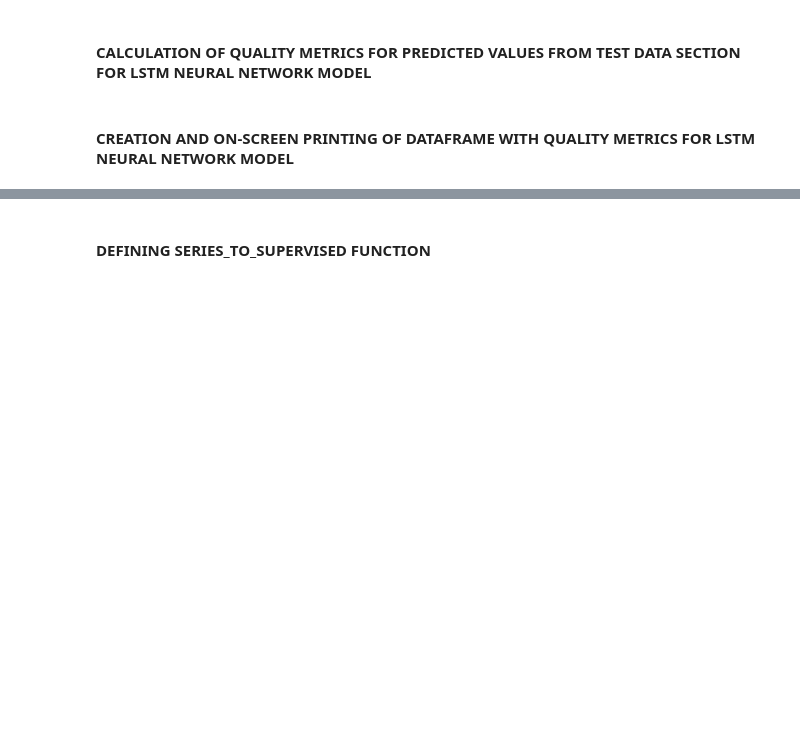
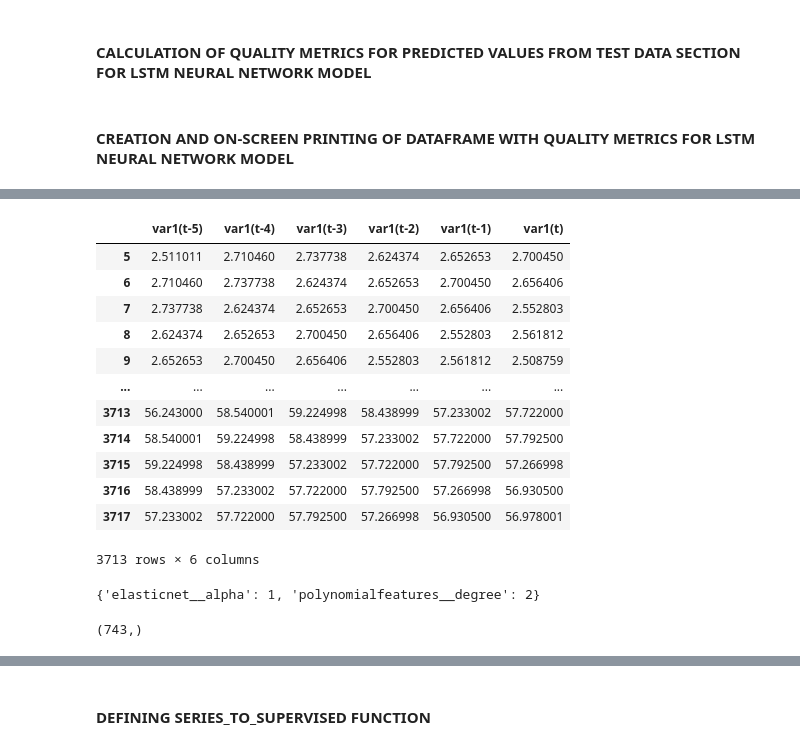
Before and after one commit to rkons88/Google-Alphabet-stock-price-forecast, a Jupyter notebook: PROJEKT ZALICZENIOWY.ipynb, the cells around one changed output, grey strips where cells are left out. Drawn from its saved outputs; the diff is of its cells as text; code cells hidden in the pictures; blank space fills up the shorter version.

```diff
--- a/PROJEKT ZALICZENIOWY.ipynb
+++ b/PROJEKT ZALICZENIOWY.ipynb
@@ -317,0 +320,37 @@ df_1
+# %%
+def series_to_supervised(data, n_in=1, n_out=1, dropnan=True):
+    """
+    Frame a time series as a supervised learning dataset.
+    Arguments:
+        data: Sequence of observations as a list or NumPy array.
+        n_in: Number of lag observations as input (X).
+        n_out: Number of observations as output (y).
+        dropnan: Boolean whether or not to drop rows with NaN values.
+    Returns:
+        Pandas DataFrame of series framed for supervised learning.
+    """
+    n_vars = 1 if type(data) is list else data.shape[1]
+    df = pd.DataFrame(data)
+    cols, names = list(), list()
+    # input sequence (t-n, ... t-1)
+    for i in range(n_in, 0, -1):
+        cols.append(df.shift(i))
+        names += [('var%d(t-%d)' % (j+1, i)) for j in range(n_vars)]
+    # forecast sequence (t, t+1, ... t+n)
+    for i in range(0, n_out):
+        cols.append(df.shift(-i))
+        if i == 0:
+            names += [('var%d(t)' % (j+1)) for j in range(n_vars)]
+        else:
+            names += [('var%d(t+%d)' % (j+1, i)) for j in range(n_vars)]
+    # put it all together
+    agg = pd.concat(cols, axis=1)
+    agg.columns = names
+    # drop rows with NaN values
+    if dropnan:
+        agg.dropna(inplace=True)
+    return agg
+# %%
+df_train = df[:training_data_size]
+
+df_train
@@ -317,0 +386,21 @@ df_1
+# %%
+df = pd.DataFrame()
+df['t'] = [x for x in data]
+
+dataframe_real = series_to_supervised(df_train, time_step, 1)
+
+dataframe_real
+# %% [output]
+|  | var1(t-5) | var1(t-4) | var1(t-3) | var1(t-2) | var1(t-1) | var1(t) |
+| 5 | 2.511011 | 2.710460 | 2.737738 | 2.624374 | 2.652653 | 2.700450 |
+| 6 | 2.710460 | 2.737738 | 2.624374 | 2.652653 | 2.700450 | 2.656406 |
+| 7 | 2.737738 | 2.624374 | 2.652653 | 2.700450 | 2.656406 | 2.552803 |
+| 8 | 2.624374 | 2.652653 | 2.700450 | 2.656406 | 2.552803 | 2.561812 |
+| 9 | 2.652653 | 2.700450 | 2.656406 | 2.552803 | 2.561812 | 2.508759 |
+| ... | ... | ... | ... | ... | ... | ... |
+| 3713 | 56.243000 | 58.540001 | 59.224998 | 58.438999 | 57.233002 | 57.722000 |
+| 3714 | 58.540001 | 59.224998 | 58.438999 | 57.233002 | 57.722000 | 57.792500 |
+| 3715 | 59.224998 | 58.438999 | 57.233002 | 57.722000 | 57.792500 | 57.266998 |
+| 3716 | 58.438999 | 57.233002 | 57.722000 | 57.792500 | 57.266998 | 56.930500 |
+| 3717 | 57.233002 | 57.722000 | 57.792500 | 57.266998 | 56.930500 | 56.978001 |
+3713 rows × 6 columns
@@ -317,0 +417,15 @@ df_1
+# %%
+grid_1 = GridSearchCV(make_pipeline(PolynomialFeatures(degree=2), ElasticNet(alpha=1, max_iter=1000, random_state=seed)),
+                    param_grid={'polynomialfeatures__degree': [1, 2, 3, 4],
+                    'elasticnet__alpha': [1, 2, 3]},
+                    cv=kfold,
+                    refit=True)
+
+grid_1.fit(X_train_real, y_train_real)
+grid_1.best_params_
+# %% [output]
+{'elasticnet__alpha': 1, 'polynomialfeatures__degree': 2}
+# %%
+grid_1.predict(X_test_real).shape
+# %% [output]
+(743,)
```
Also changed, not shown: parts of 20 cells of this notebook.
